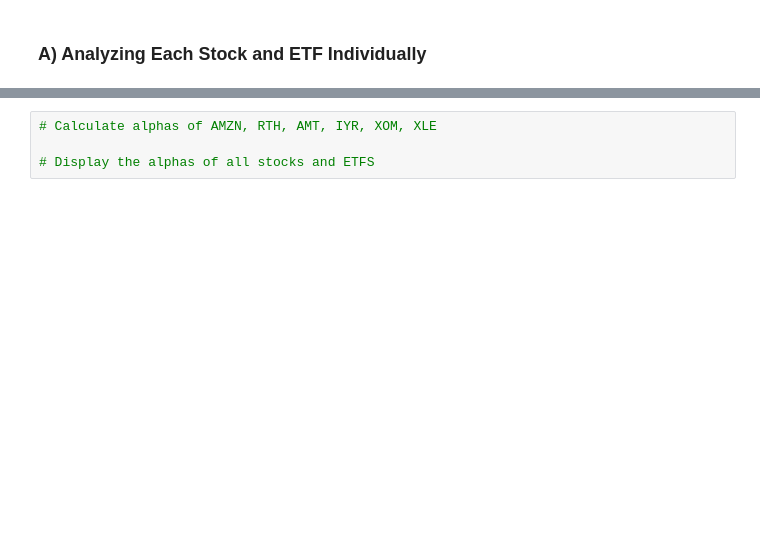
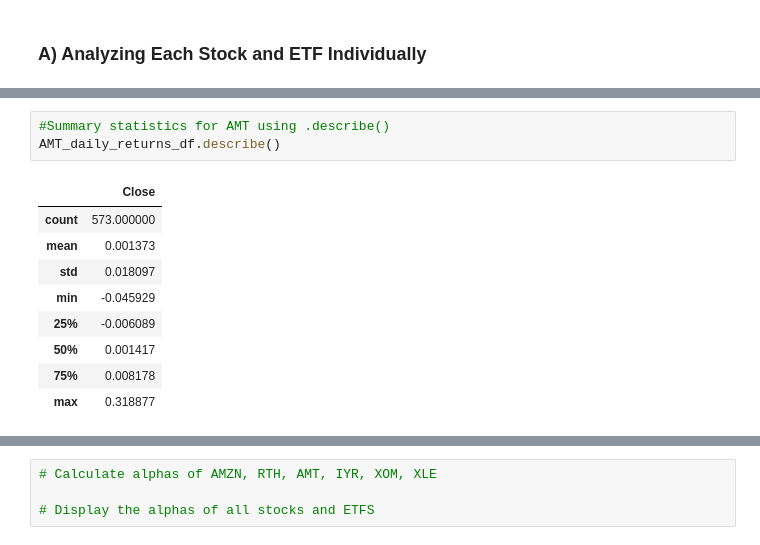
Before and after one commit to jha-ayush/COVID-financial-portfolio-analysis, a Jupyter notebook: prepandemic_financial_portfolio_analyzer.ipynb, the cells around one changed output, grey strips where cells are left out. Drawn from its saved outputs; the diff is of its cells as text; blank space fills up the shorter version.

```diff
--- a/prepandemic_financial_portfolio_analyzer.ipynb
+++ b/prepandemic_financial_portfolio_analyzer.ipynb
@@ -332,0 +386,13 @@ display_html(dfT_style._repr_html_() + dfR_style._repr_html_() + dfE_style._repr
+# %%
+#Summary statistics for AMT using .describe()
+AMT_daily_returns_df.describe()
+# %% [output]
+|  | Close |
+| count | 573.000000 |
+| mean | 0.001373 |
+| std | 0.018097 |
+| min | -0.045929 |
+| 25% | -0.006089 |
+| 50% | 0.001417 |
+| 75% | 0.008178 |
+| max | 0.318877 |
```
Also changed, not shown: parts of 56 cells of this notebook, 1 other file.
